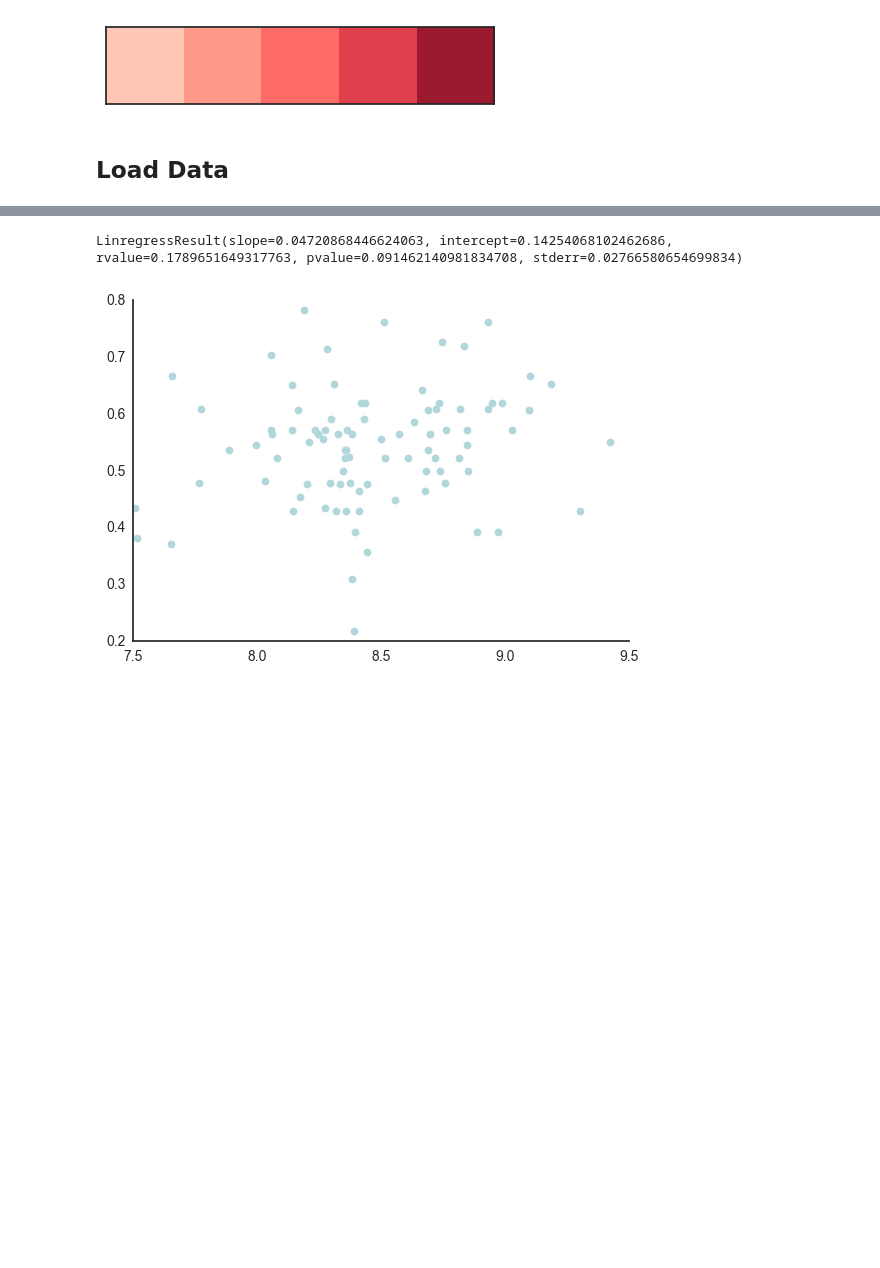
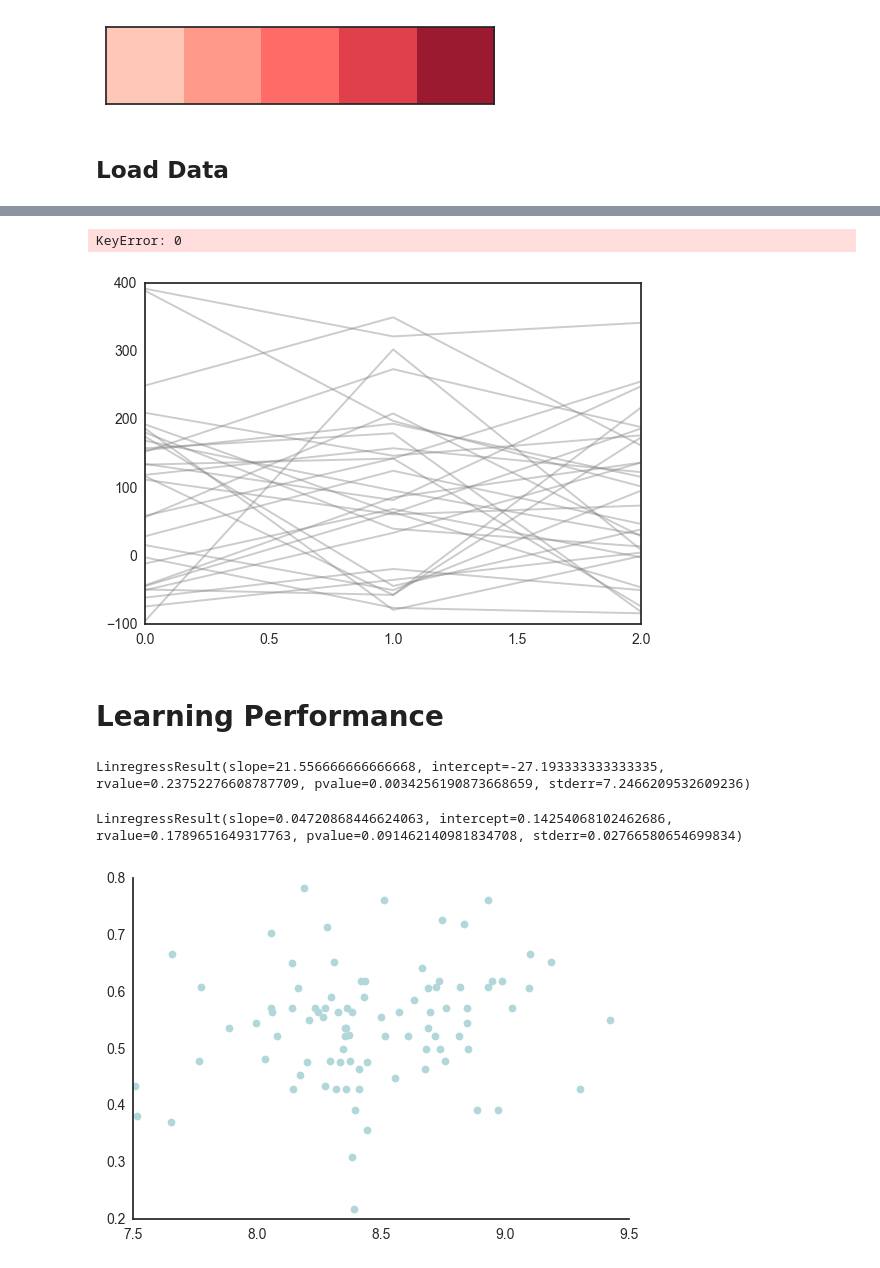
Before and after one commit to galbiati/mnk-figures, a Jupyter notebook: cosyne2017/Figures.ipynb, the cells around one changed output, grey strips where cells are left out. Cells and saved outputs as stored; diff of their text form; code cells hidden in the pictures; blank space fills up the shorter version.

```diff
--- a/cosyne2017/Figures.ipynb
+++ b/cosyne2017/Figures.ipynb
@@ -94,3 +202,35 @@ for s in R.Subject.unique():
+# %%
+fig, axes = plt.subplots(1, 1)
+
+r = ratings.loc[pd.notnull(ratings['Subject']), :]
+
+for s in r['Subject'].unique():
+    d = r.loc[r['Subject'] == s, :]
+    axes.plot(d['condition'], d['Elo'], color='grey', alpha=.4)
+
+for i in range(3):
+    d = r.loc[r['condition']==i, :]
+    mv = stats.bayes_mvs(d['Elo'])
+    axes.plot(
+        d['condition'], d['Elo'],
+        marker='o', markeredgecolor=p[i], markerfacecolor='none', markeredgewidth=1,
+        linestyle='none'
+    )
+    axes.plot([i, i], mv[0][1], color='black', linewidth=2)
+    axes.plot(i, mv[0][0], marker='o', linestyle='none', color=p[i], markersize=10)
+
+plt.setp(axes, xlim=(-.1, 2.1))
+
+sns.despine()
+# %% [output]
+KeyError: 0
+[figure, added]
+# %% [markdown]
+# Learning Performance
+# %%
+stats.linregress(R['Session'], R['Elo'])
+# %% [output]
+LinregressResult(slope=21.556666666666668, intercept=-27.193333333333335, rvalue=0.23752276608787709, pvalue=0.0034256190873668659, stderr=7.2466209532609236)
 # %%
 stats.linregress(np.log(d['mean rt']), d['afc score'])
 # %% [output]
```
Also changed, not shown: parts of 19 cells of this notebook.
